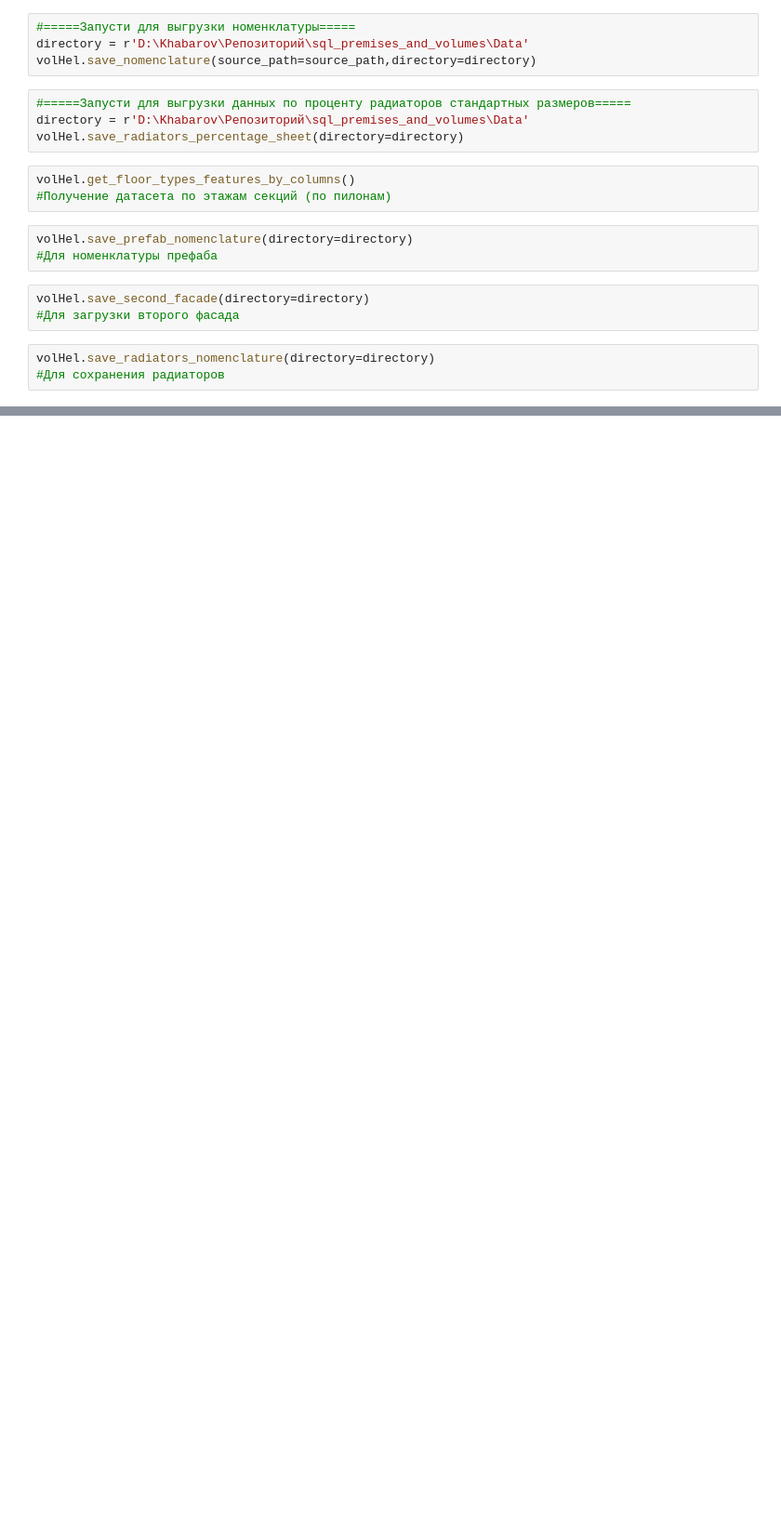
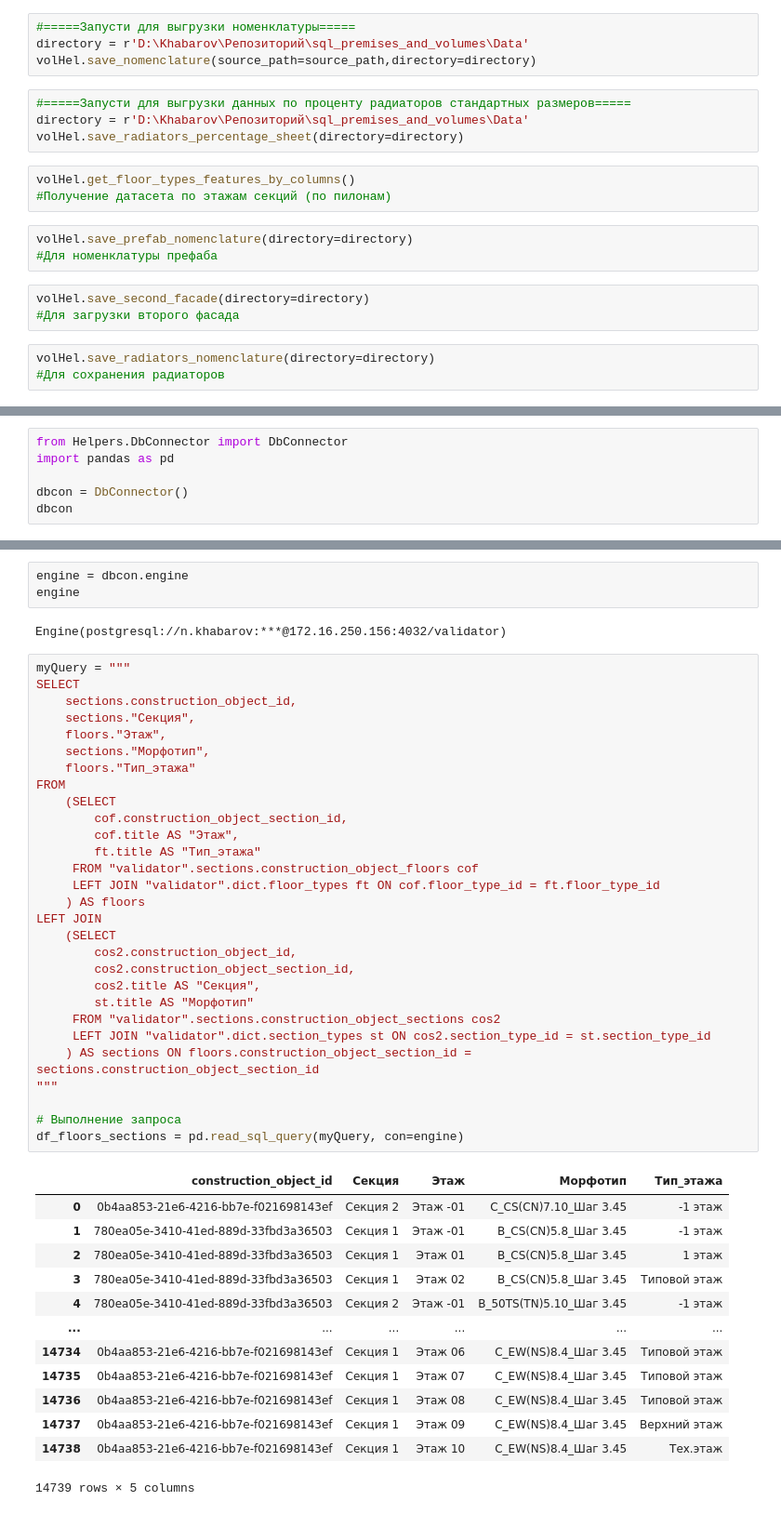
Before and after one commit to oilskinpack/sql_premises_and_volumes, a Jupyter notebook: Volumes/volumes_notebook.ipynb, the cells around one changed output, grey strips where cells are left out. Shown at 93% size. Saved outputs shown, nothing was run; the diff lists cells and outputs as text; blank space fills up the shorter version.

```diff
--- a/Volumes/volumes_notebook.ipynb
+++ b/Volumes/volumes_notebook.ipynb
@@ -36,0 +39,6 @@ volHel.save_radiators_nomenclature(directory=directory)
+# %%
+from Helpers.DbConnector import DbConnector
+import pandas as pd
+
+dbcon = DbConnector()
+dbcon
@@ -36,0 +56,48 @@ volHel.save_radiators_nomenclature(directory=directory)
+# %%
+engine = dbcon.engine
+engine
+# %% [output]
+Engine(postgresql://n.khabarov:***@172.16.250.156:4032/validator)
+# %%
+myQuery = """
+SELECT
+    sections.construction_object_id,
+    sections."Секция",
+    floors."Этаж",
+    sections."Морфотип",
+    floors."Тип_этажа"
+FROM
+    (SELECT
+        cof.construction_object_section_id,
+        cof.title AS "Этаж",
+        ft.title AS "Тип_этажа"
+     FROM "validator".sections.construction_object_floors cof
+     LEFT JOIN "validator".dict.floor_types ft ON cof.floor_type_id = ft.floor_type_id
+    ) AS floors
+LEFT JOIN
+    (SELECT
+        cos2.construction_object_id,
+        cos2.construction_object_section_id,
+        cos2.title AS "Секция",
+        st.title AS "Морфотип"
+     FROM "validator".sections.construction_object_sections cos2
+     LEFT JOIN "validator".dict.section_types st ON cos2.section_type_id = st.section_type_id
+    ) AS sections ON floors.construction_object_section_id = sections.construction_object_section_id
+"""
+
+# Выполнение запроса
+df_floors_sections = pd.read_sql_query(myQuery, con=engine)
+# %% [output]
+|  | construction_object_id | Секция | Этаж | Морфотип | Тип_этажа |
+| 0 | 0b4aa853-21e6-4216-bb7e-f021698143ef | Секция 2 | Этаж -01 | С_CS(CN)7.10_Шаг 3.45 | -1 этаж |
+| 1 | 780ea05e-3410-41ed-889d-33fbd3a36503 | Секция 1 | Этаж -01 | B_CS(CN)5.8_Шаг 3.45 | -1 этаж |
+| 2 | 780ea05e-3410-41ed-889d-33fbd3a36503 | Секция 1 | Этаж 01 | B_CS(CN)5.8_Шаг 3.45 | 1 этаж |
+| 3 | 780ea05e-3410-41ed-889d-33fbd3a36503 | Секция 1 | Этаж 02 | B_CS(CN)5.8_Шаг 3.45 | Типовой этаж |
+| 4 | 780ea05e-3410-41ed-889d-33fbd3a36503 | Секция 2 | Этаж -01 | B_50TS(TN)5.10_Шаг 3.45 | -1 этаж |
+| ... | ... | ... | ... | ... | ... |
+| 14734 | 0b4aa853-21e6-4216-bb7e-f021698143ef | Секция 1 | Этаж 06 | C_EW(NS)8.4_Шаг 3.45 | Типовой этаж |
+| 14735 | 0b4aa853-21e6-4216-bb7e-f021698143ef | Секция 1 | Этаж 07 | C_EW(NS)8.4_Шаг 3.45 | Типовой этаж |
+| 14736 | 0b4aa853-21e6-4216-bb7e-f021698143ef | Секция 1 | Этаж 08 | C_EW(NS)8.4_Шаг 3.45 | Типовой этаж |
+| 14737 | 0b4aa853-21e6-4216-bb7e-f021698143ef | Секция 1 | Этаж 09 | C_EW(NS)8.4_Шаг 3.45 | Верхний этаж |
+| 14738 | 0b4aa853-21e6-4216-bb7e-f021698143ef | Секция 1 | Этаж 10 | C_EW(NS)8.4_Шаг 3.45 | Тех.этаж |
+14739 rows × 5 columns
```
Also changed, not shown: parts of 6 cells of this notebook, 12 other files.
